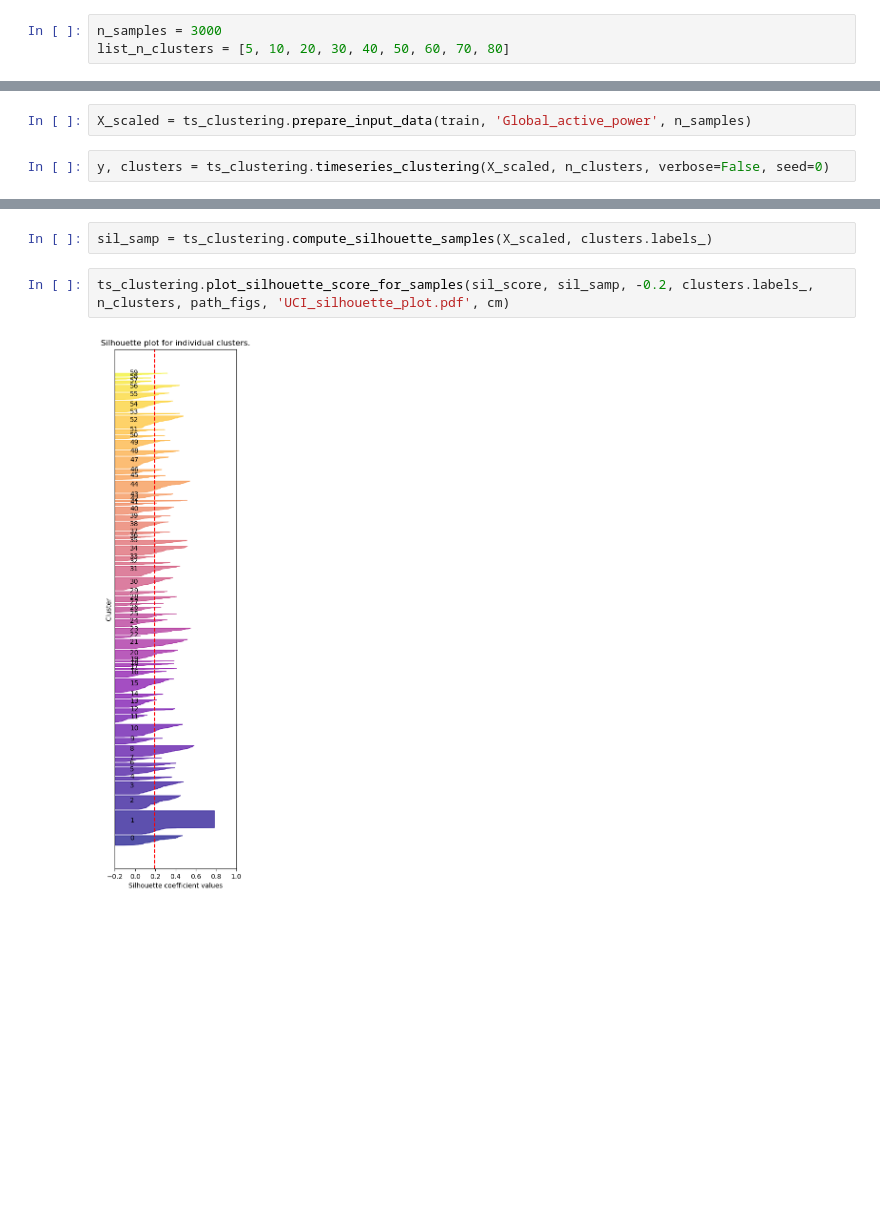
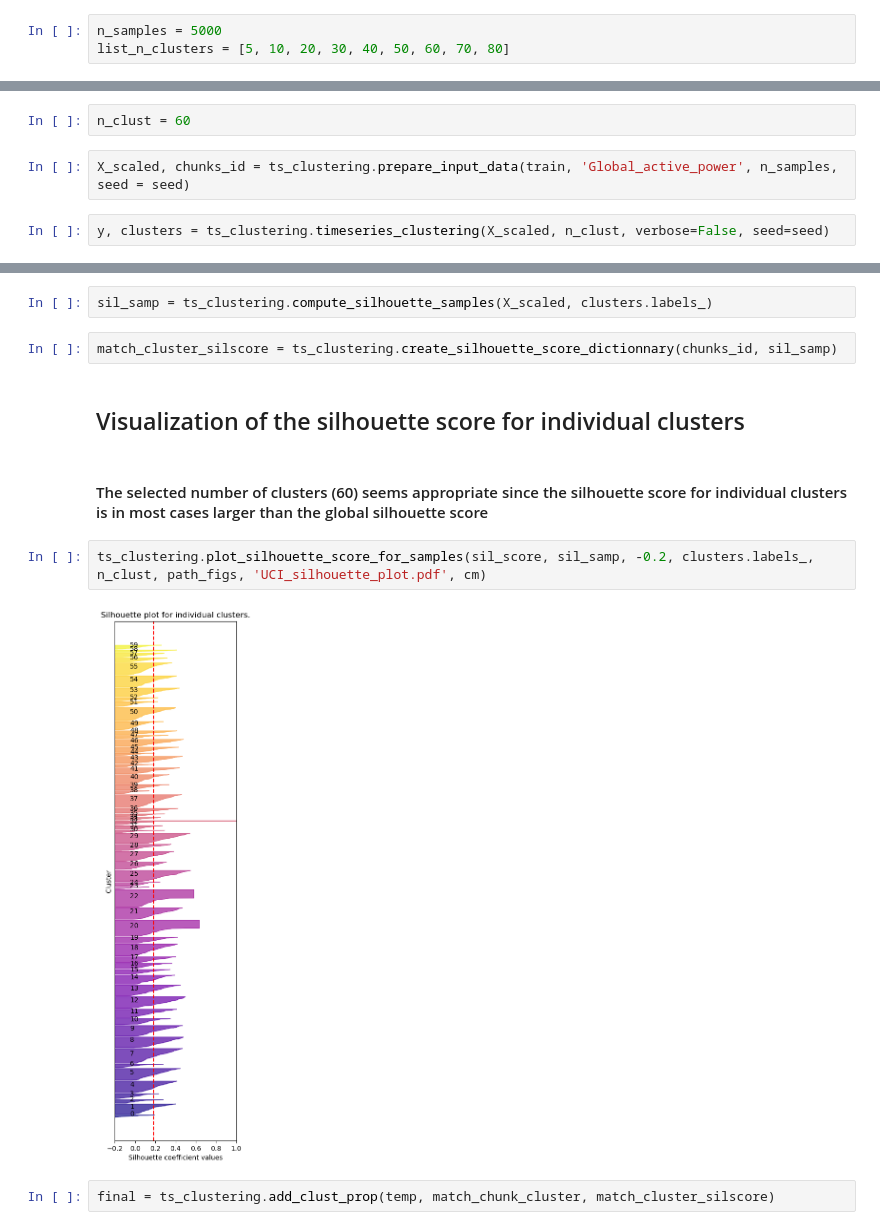
Before and after one commit to bertlem/UCI_electricity_consumption, a Jupyter notebook: 4-UCI_ts_clustering.ipynb, the cells around one changed output, grey strips where cells are left out. Saved outputs shown, nothing was run; the diff lists cells and outputs as text; blank space fills up the shorter version.

Commit message:
Add comments Save data for further use in different notebooks

```diff
--- a/4-UCI_ts_clustering.ipynb
+++ b/4-UCI_ts_clustering.ipynb
@@ -36,5 +40,5 @@ train
 | 1425059 | 0.944 | 0.000 | 240.00 | 4.0 | 0.0 | 0.0 | ... |
 1425060 rows × 8 columns
 # %%
-n_samples = 3000
+n_samples = 5000
 list_n_clusters = [5, 10, 20, 30, 40, 50, 60, 70, 80]
@@ -49,4 +60,6 @@ n_clusters = 60
+# %%
+n_clust = 60
 # %%
-X_scaled = ts_clustering.prepare_input_data(train, 'Global_active_power', n_samples)
+X_scaled, chunks_id = ts_clustering.prepare_input_data(train, 'Global_active_power', n_samples, seed = seed)
 # %%
-y, clusters = ts_clustering.timeseries_clustering(X_scaled, n_clusters, verbose=False, seed=0)
+y, clusters = ts_clustering.timeseries_clustering(X_scaled, n_clust, verbose=False, seed=seed)
@@ -64,7 +83,15 @@ No artists with labels found to put in legend.  Note that artists whose label st
 sil_score = ts_clustering.compute_silhouette_score(X_scaled, clusters.labels_)
 # %%
 sil_samp = ts_clustering.compute_silhouette_samples(X_scaled, clusters.labels_)
+# %%
+match_cluster_silscore = ts_clustering.create_silhouette_score_dictionnary(chunks_id, sil_samp)
+# %% [markdown]
+## Visualization of the silhouette score for individual clusters
+# %% [markdown]
+#### The selected number of clusters (60) seems appropriate since the silhouette score for individual clusters is in most cases larger than the global silhouette score
 # %%
-ts_clustering.plot_silhouette_score_for_samples(sil_score, sil_samp, -0.2, clusters.labels_, n_clusters, path_figs, 'UCI_silhouette_plot.pdf', cm)
+ts_clustering.plot_silhouette_score_for_samples(sil_score, sil_samp, -0.2, clusters.labels_, n_clust, path_figs, 'UCI_silhouette_plot.pdf', cm)
 # %% [output]
-[figure, old version]
+[figure, new version]
+# %%
+final = ts_clustering.add_clust_prop(temp, match_chunk_cluster, match_cluster_silscore)
```
Also changed, not shown: parts of 16 cells of this notebook.
